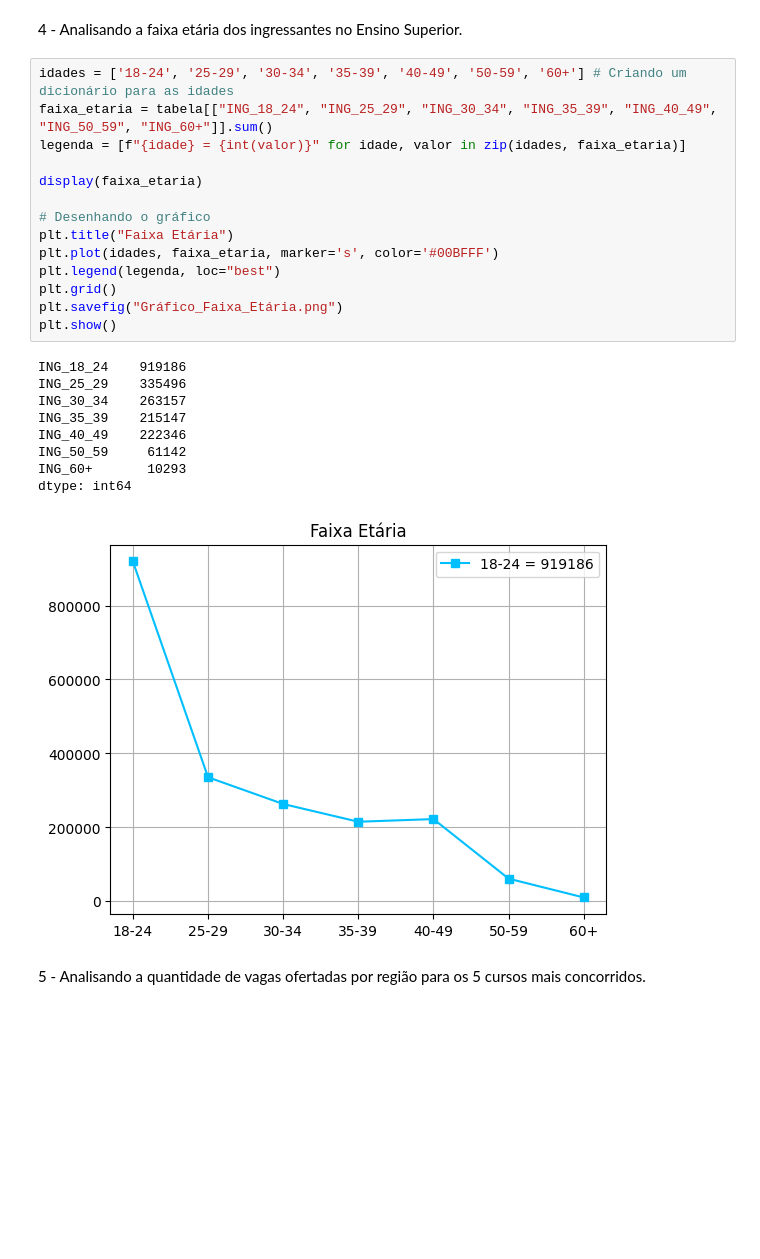
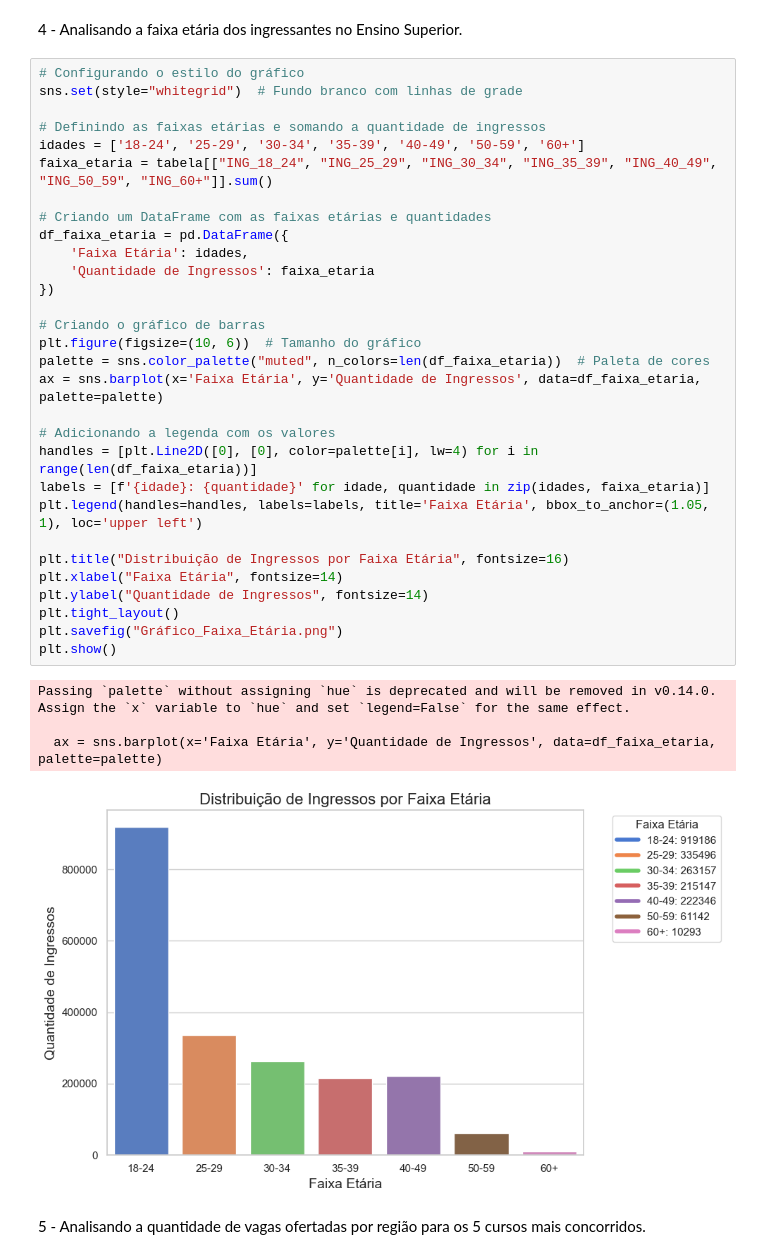
Before and after one commit to Lipebarreiro/Projeto_Analise_de_Dados, a Jupyter notebook: analise_dados.ipynb, the cells around one changed output. Drawn from its saved outputs; the diff is of its cells as text; blank space fills up the shorter version.

```diff
--- a/analise_dados.ipynb
+++ b/analise_dados.ipynb
@@ -56,30 +56,41 @@ plt.show
 [figure]
 # %% [markdown]
 4 - Analisando a faixa etária dos ingressantes no Ensino Superior.
-# %%
-idades = ['18-24', '25-29', '30-34', '35-39', '40-49', '50-59', '60+'] # Criando um dicionário para as idades
-faixa_etaria = tabela[["ING_18_24", "ING_25_29", "ING_30_34", "ING_35_39", "ING_40_49", "ING_50_59", "ING_60+"]].sum()
-legenda = [f"{idade} = {int(valor)}" for idade, valor in zip(idades, faixa_etaria)]
-
-display(faixa_etaria)
-
-# Desenhando o gráfico
-plt.title("Faixa Etária")
-plt.plot(idades, faixa_etaria, marker='s', color='#00BFFF')
-plt.legend(legenda, loc="best")
-plt.grid()
-plt.savefig("Gráfico_Faixa_Etária.png")
-plt.show()
-# %% [output]
-ING_18_24    919186
-ING_25_29    335496
-ING_30_34    263157
-ING_35_39    215147
-ING_40_49    222346
-ING_50_59     61142
-ING_60+       10293
-dtype: int64
-[figure, removed]
+# %%
+# Configurando o estilo do gráfico
+sns.set(style="whitegrid")  # Fundo branco com linhas de grade
+
+# Definindo as faixas etárias e somando a quantidade de ingressos
+idades = ['18-24', '25-29', '30-34', '35-39', '40-49', '50-59', '60+']
+faixa_etaria = tabela[["ING_18_24", "ING_25_29", "ING_30_34", "ING_35_39", "ING_40_49", "ING_50_59", "ING_60+"]].sum()
+
+# Criando um DataFrame com as faixas etárias e quantidades
+df_faixa_etaria = pd.DataFrame({
+    'Faixa Etária': idades,
+    'Quantidade de Ingressos': faixa_etaria
+})
+
+# Criando o gráfico de barras
+plt.figure(figsize=(10, 6))  # Tamanho do gráfico
+palette = sns.color_palette("muted", n_colors=len(df_faixa_etaria))  # Paleta de cores
+ax = sns.barplot(x='Faixa Etária', y='Quantidade de Ingressos', data=df_faixa_etaria, palette=palette)
+
+# Adicionando a legenda com os valores
+handles = [plt.Line2D([0], [0], color=palette[i], lw=4) for i in range(len(df_faixa_etaria))]
+labels = [f'{idade}: {quantidade}' for idade, quantidade in zip(idades, faixa_etaria)]
+plt.legend(handles=handles, labels=labels, title='Faixa Etária', bbox_to_anchor=(1.05, 1), loc='upper left')
+
+plt.title("Distribuição de Ingressos por Faixa Etária", fontsize=16)
+plt.xlabel("Faixa Etária", fontsize=14)
+plt.ylabel("Quantidade de Ingressos", fontsize=14)
+plt.tight_layout()
+plt.savefig("Gráfico_Faixa_Etária.png")
+plt.show()
+# %% [output]
+Passing `palette` without assigning `hue` is deprecated and will be removed in v0.14.0. Assign the `x` variable to `hue` and set `legend=False` for the same effect.
+
+  ax = sns.barplot(x='Faixa Etária', y='Quantidade de Ingressos', data=df_faixa_etaria, palette=palette)
+[figure, added]
 # %% [markdown]
 5 - Analisando a quantidade de vagas ofertadas por região para os 5 cursos mais concorridos.
 # %%
```
Also changed, not shown: parts of 1 cell of this notebook, 5 other files.
